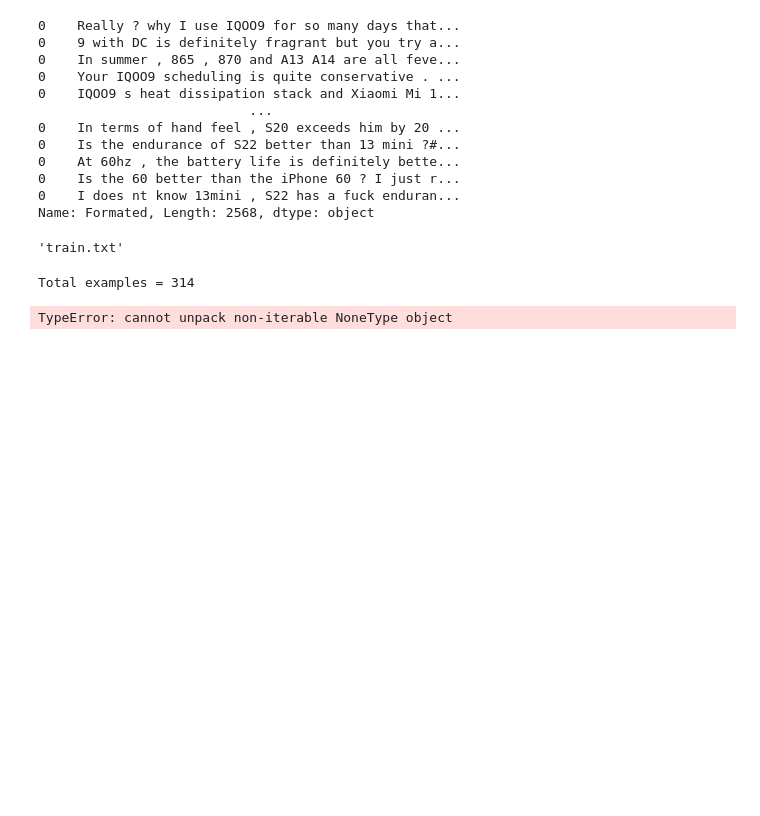
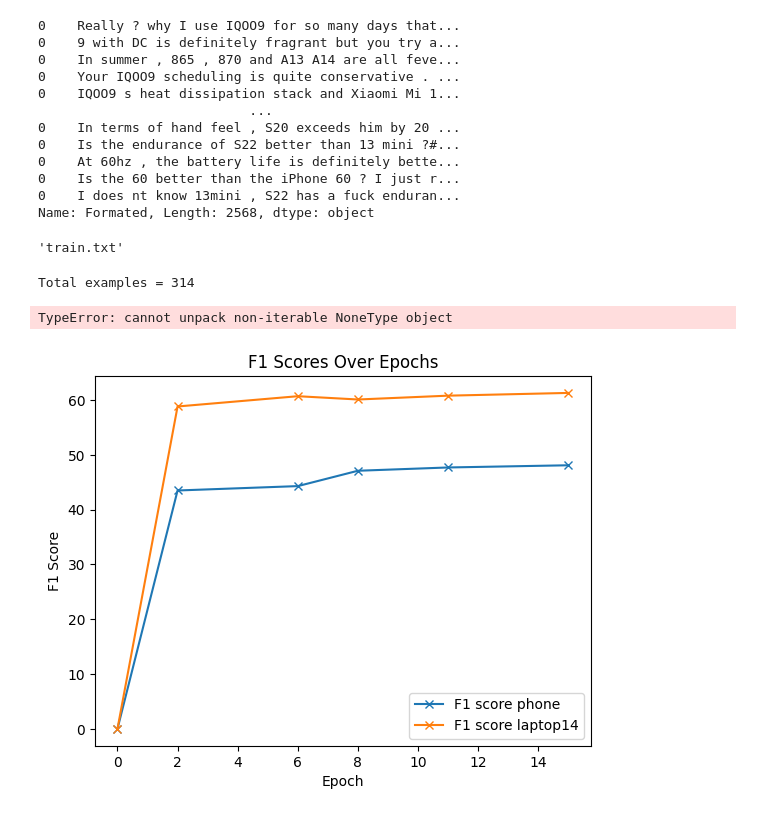
Before and after one commit to hkhnhan1994/DiaASQ, a Jupyter notebook: preprocessing/DiaASQ.ipynb, the cells around one changed output. Drawn from its saved outputs; the diff is of its cells as text; code cells hidden in the pictures; blank space fills up the shorter version.

Commit message:
update f1 score

```diff
--- a/preprocessing/DiaASQ.ipynb
+++ b/preprocessing/DiaASQ.ipynb
@@ -501,3 +501,32 @@ for task, data, sent, label in zip(tasks, datas, sents, labels):
 # %% [output]
 Total examples = 314
 TypeError: cannot unpack non-iterable NoneType object
+# %%
+import pandas as pd
+import matplotlib.pyplot as plt
+
+# Create a DataFrame
+data = {
+    'epoch': [0, 2, 6, 8, 11, 15],
+    'F1 score phone': [0.0, 43.50, 44.3, 47.1, 47.7, 48.1],
+    'F1 score laptop14': [0.0, 58.827, 60.70, 60.10, 60.80, 61.30]
+}
+
+df = pd.DataFrame(data)
+df
+# Create the line plots with epoch on the x-axis
+plt.plot(df['epoch'], df['F1 score phone'], marker='x', label='F1 score phone')
+plt.plot(df['epoch'], df['F1 score laptop14'], marker='x', label='F1 score laptop14')
+
+# Set labels and legend
+plt.xlabel('Epoch')
+plt.ylabel('F1 Score')
+plt.title('F1 Scores Over Epochs')
+plt.legend()
+
+# Format y-axis to show two decimal places
+
+# Show the plot
+plt.show()
+# %% [output]
+[figure, added]
```
Also changed, not shown: parts of 2 cells of this notebook.
